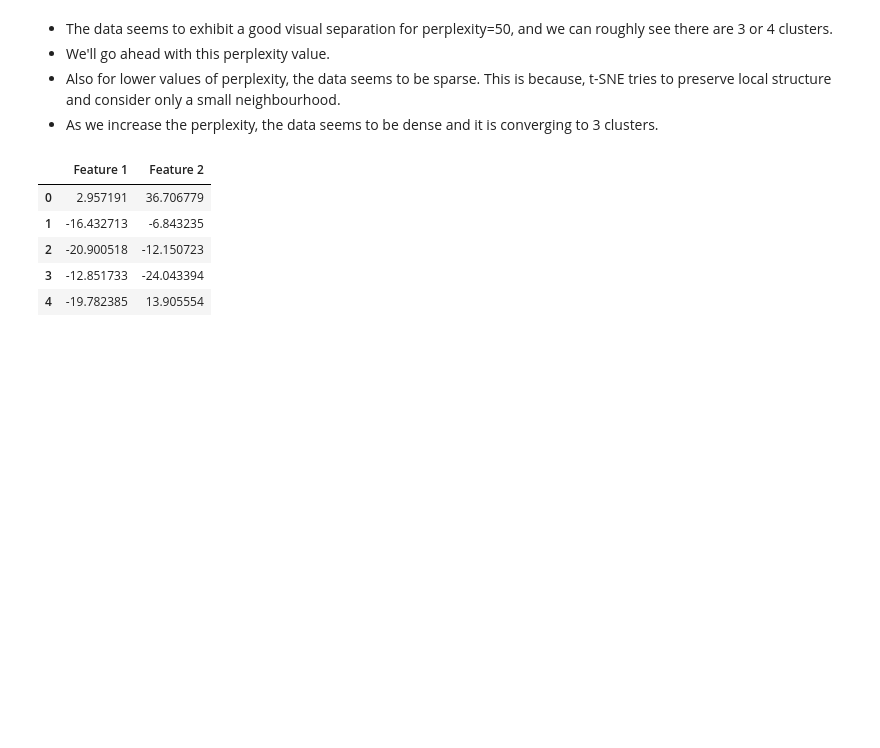
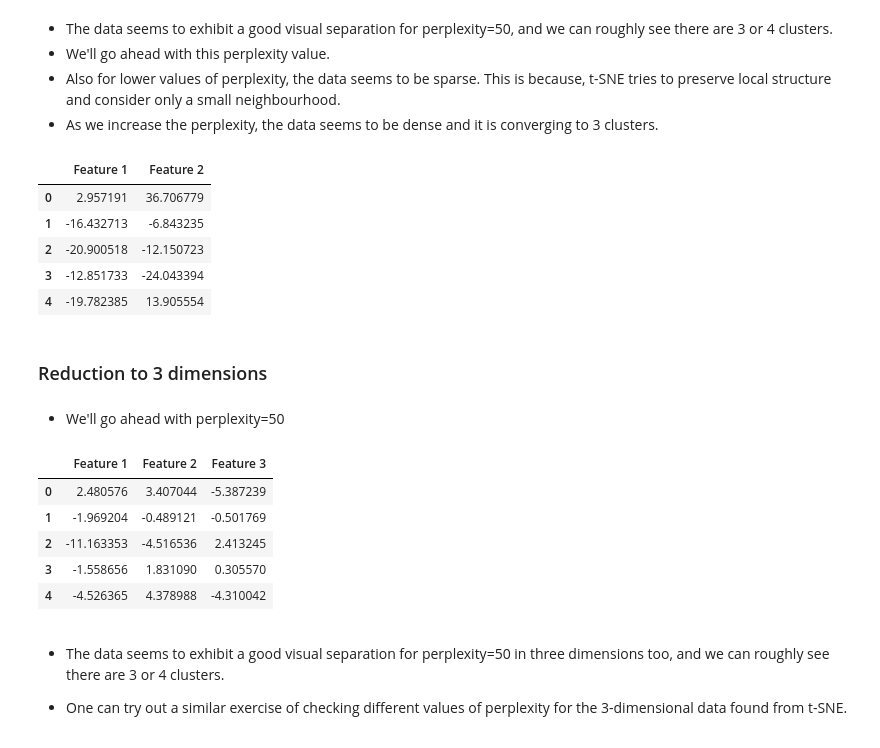
Before and after one commit to dennisumoh325/Product_Segmentation_clustering, a Jupyter notebook: product_seg_NB.ipynb, the cells around one changed output. Drawn from its saved outputs; the diff is of its cells as text; code cells hidden in the pictures; blank space fills up the shorter version.

Commit message:
Model Building

```diff
--- a/product_seg_NB.ipynb
+++ b/product_seg_NB.ipynb
@@ -422,3 +422,28 @@ tsne_2d_data.head()
 | 2 | -20.900518 | -12.150723 |
 | 3 | -12.851733 | -24.043394 |
 | 4 | -19.782385 | 13.905554 |
+# %% [markdown]
+### Reduction to 3 dimensions
+# %% [markdown]
+- We'll go ahead with perplexity=50
+# %%
+# Initiating the TSNE object and setting output dimension to 3
+# n_components=3 specifies the number of dimensions to reduce the data to
+# n_jobs=-2 specifies to use all but one core for parallel computation, which speeds up the process
+tsne = TSNE(n_components=3, perplexity=50, n_jobs=-2, random_state=1)
+
+# Performing dimensionality reduction on the scaled data
+# fit_transform() fits the TSNE model to the data and transforms it into the specified number of dimensions
+tsne_reduced_data = tsne.fit_transform(subset_scaled_df)
+
+# Creating a DataFrame from the reduced data
+tsne_3d_data = pd.DataFrame(tsne_reduced_data, columns=(["Feature 1","Feature 2","Feature 3"])) # This DataFrame will have three columns corresponding to the three reduced dimensions
+# %%
+tsne_3d_data.head()
+# %% [output]
+|  | Feature 1 | Feature 2 | Feature 3 |
+| 0 | 2.480576 | 3.407044 | -5.387239 |
+| 1 | -1.969204 | -0.489121 | -0.501769 |
+| 2 | -11.163353 | -4.516536 | 2.413245 |
+| 3 | -1.558656 | 1.831090 | 0.305570 |
+| 4 | -4.526365 | 4.378988 | -4.310042 |
@@ -424,0 +454,4 @@ tsne_2d_data.head()
+# %% [markdown]
+- The data seems to exhibit a good visual separation for perplexity=50 in three dimensions too, and we can roughly see there are 3 or 4 clusters.
+
+- One can try out a similar exercise of checking different values of perplexity for the 3-dimensional data found from t-SNE.
```
Also changed, not shown: parts of 1 cell of this notebook.
